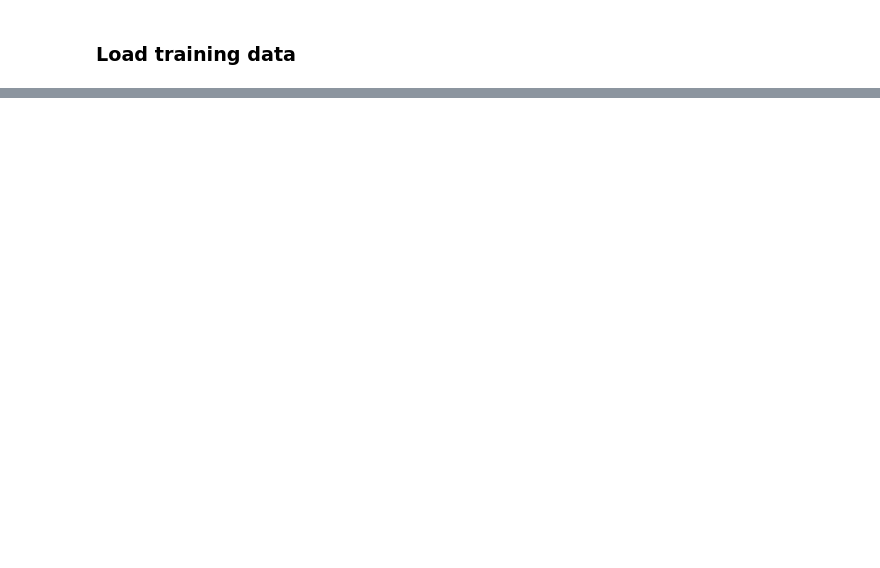
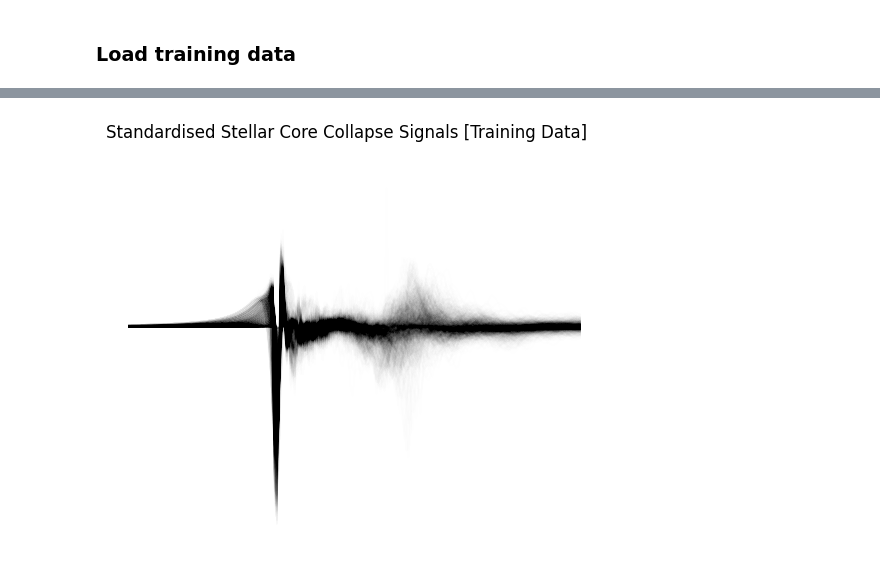
Before and after one commit to starccato/starccato, a Jupyter notebook: docs/training.ipynb, the cells around one changed output, grey strips where cells are left out. Drawn from its saved outputs; the diff is of its cells as text; code cells hidden in the pictures; blank space fills up the shorter version.

```diff
--- a/docs/training.ipynb
+++ b/docs/training.ipynb
@@ -18,2 +21,12 @@ Signal Dataset mean: -0.516 +/- 39.724
 Signal Dataset scaling factor (to match noise in generator): 5
 Signal Dataset shape: (256, 1684)
+# %%
+from staccato.plotting import overplot_signals
+
+signals = training_data.standardize(training_data.raw_signals)[:, 130:-50]
+fig = overplot_signals(signals, color="k", alpha=0.002)
+fig.axes[0].set_axis_off()
+fig.axes[0].grid(False)
+_ = fig.suptitle("Standardised Stellar Core Collapse Signals [Training Data]")
+# %% [output]
+[figure, added]
```
Also changed, not shown: parts of 6 cells of this notebook, 19 other files.
